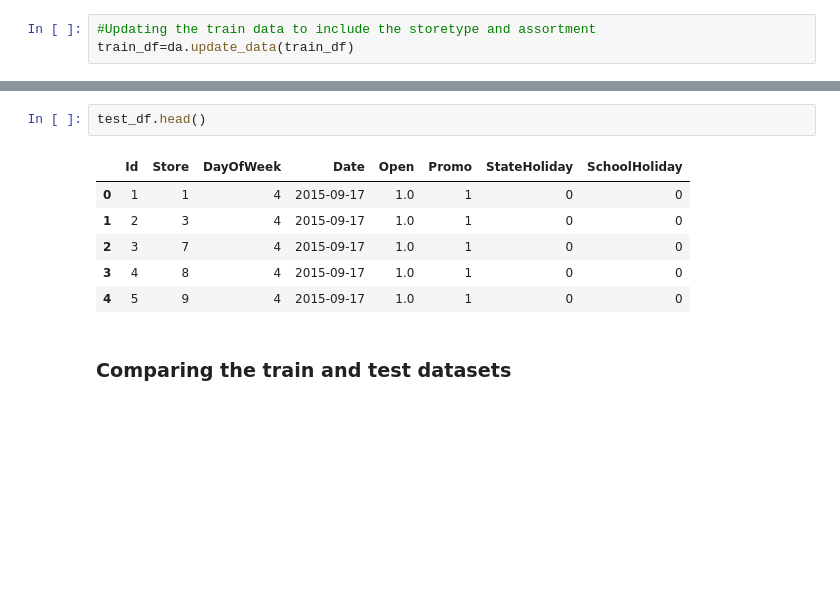
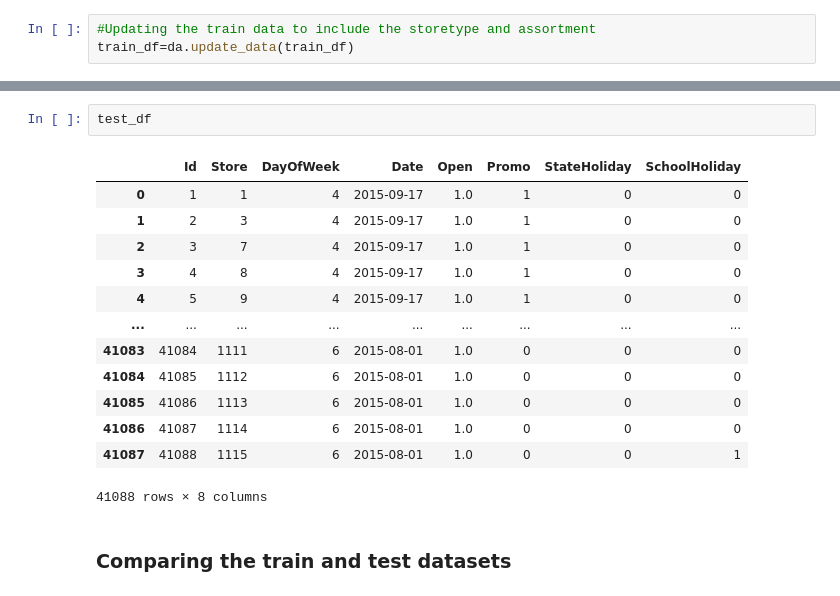
Before and after one commit to Leoul39/Rossmann-Pharmaceuticals-, a Jupyter notebook: notebooks/EDA.ipynb, the cells around one changed output, grey strips where cells are left out. Cells and saved outputs as stored; diff of their text form; blank space fills up the shorter version.

```diff
--- a/notebooks/EDA.ipynb
+++ b/notebooks/EDA.ipynb
@@ -45,12 +59,19 @@ train_df.head()
 # %%
-test_df.head()
+test_df
 # %% [output]
 |  | Id | Store | DayOfWeek | Date | Open | Promo | StateHoliday | SchoolHoliday |
 | 0 | 1 | 1 | 4 | 2015-09-17 | 1.0 | 1 | 0 | 0 |
 | 1 | 2 | 3 | 4 | 2015-09-17 | 1.0 | 1 | 0 | 0 |
 | 2 | 3 | 7 | 4 | 2015-09-17 | 1.0 | 1 | 0 | 0 |
 | 3 | 4 | 8 | 4 | 2015-09-17 | 1.0 | 1 | 0 | 0 |
 | 4 | 5 | 9 | 4 | 2015-09-17 | 1.0 | 1 | 0 | 0 |
+| ... | ... | ... | ... | ... | ... | ... | ... | ... |
+| 41083 | 41084 | 1111 | 6 | 2015-08-01 | 1.0 | 0 | 0 | 0 |
+| 41084 | 41085 | 1112 | 6 | 2015-08-01 | 1.0 | 0 | 0 | 0 |
+| 41085 | 41086 | 1113 | 6 | 2015-08-01 | 1.0 | 0 | 0 | 0 |
+| 41086 | 41087 | 1114 | 6 | 2015-08-01 | 1.0 | 0 | 0 | 0 |
+| 41087 | 41088 | 1115 | 6 | 2015-08-01 | 1.0 | 0 | 0 | 1 |
+41088 rows × 8 columns
 # %% [markdown]
 ### Comparing the train and test datasets
 # %%
```
Also changed, not shown: parts of 2 cells of this notebook.
